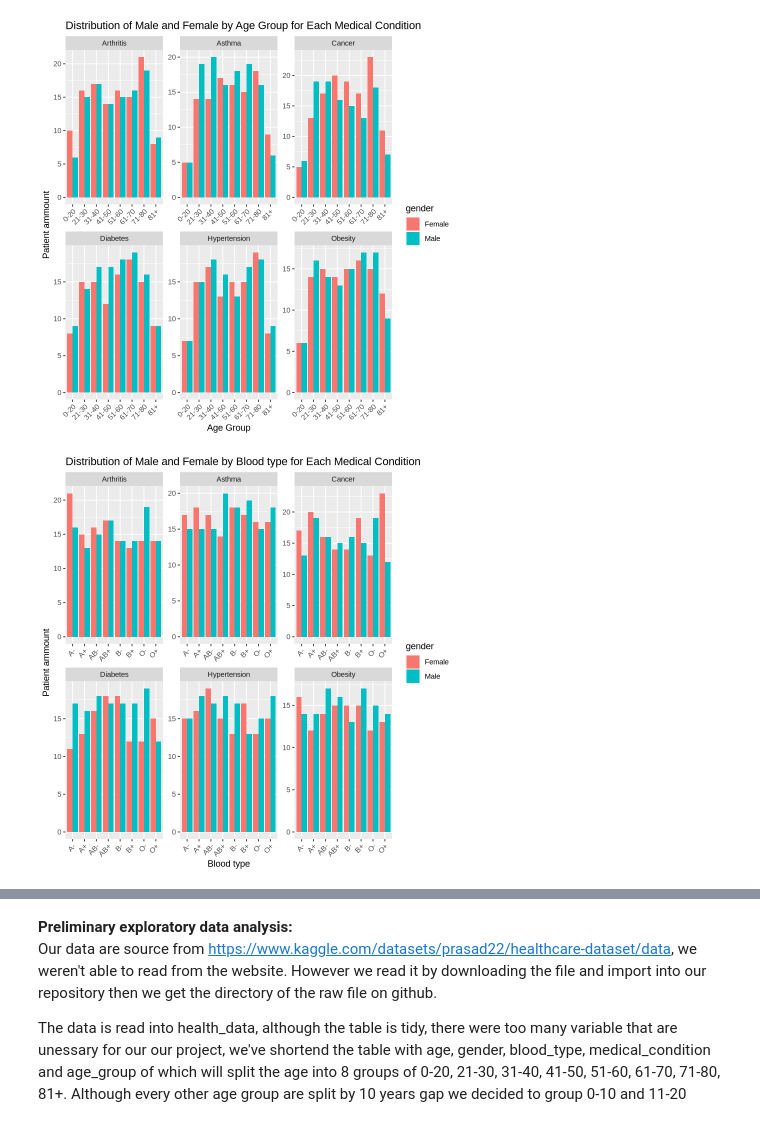
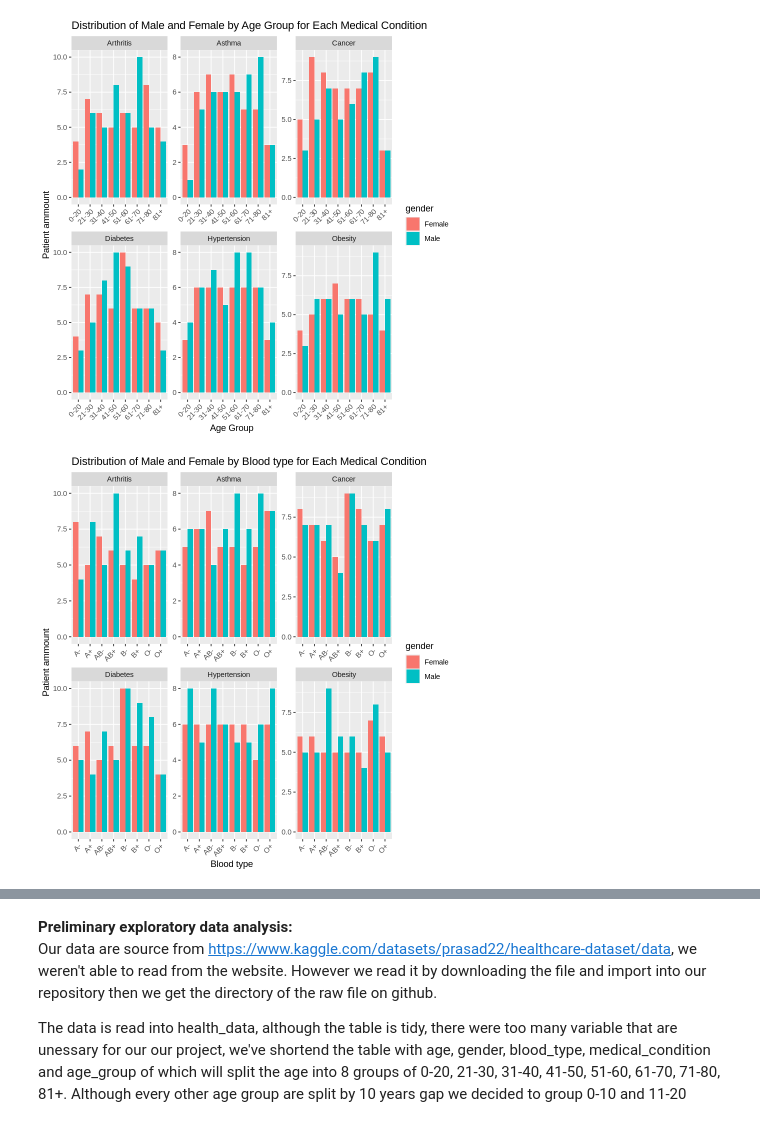
Before and after one commit to An-Dao/dsci_project, a Jupyter notebook: project_proposal.ipynb, the cells around one changed output, grey strips where cells are left out. Saved outputs shown, nothing was run; the diff lists cells and outputs as text; code cells hidden in the pictures.

Commit message:
plot changes and some optimization of data

```diff
--- a/project_proposal.ipynb
+++ b/project_proposal.ipynb
@@ -46,7 +28,8 @@ age_labels <- c("0-20", "21-30", "31-40", "41-50", "51-60", "61-70", "71-80", "8
 
 compress_health_data <- health_data |>
     clean_names() |>
-    select(-c(date_of_admission:discharge_date,name,medication,test_results))|>
+    filter(test_results == "Normal")|>
+    select(-c(date_of_admission:discharge_date,name,test_results))|>
     mutate(age_range = cut(age, breaks = age_ranges, labels = age_labels, include.lowest = TRUE))
 
 compress_health_data |> head(10)
@@ -172,20 +155,36 @@ A grouped_df: 766 × 5
 # %%
 
 training_plot <- summary_data |>
    ggplot(aes(x = age_range, y = count, fill = gender)) +
     geom_bar(stat = "identity", position = "dodge") +
   facet_wrap(~ medical_condition, scales = "free") +
   labs(title = "Distribution of Male and Female by Age Group for Each Medical Condition", x = "Age Group", y = "Patient ammount")+
     theme(axis.text.x = element_text(angle = 45, hjust = 1))
 
 training_plot2 <- summary_data |>
    ggplot(aes(x = blood_type, y = count, fill = gender)) +
     geom_bar(stat = "identity", position = "dodge") +
   facet_wrap(~ medical_condition, scales = "free") +
   labs(title = "Distribution of Male and Female by Blood type for Each Medical Condition", x = "Blood type", y = "Patient ammount")+
     theme(axis.text.x = element_text(angle = 45, hjust = 1))
 training_plot
 training_plot2
+
+training_plot3 <- health_training |>
+
+   ggplot(aes(x = age, y = medical_condition, fill = medication)) +
+    geom_point(aes(colour = medication)) +
+  labs(title = "Male plot", x = "Blood type", y = "Patient ammount")+
+    theme(axis.text.x = element_text(angle = 45, hjust = 1))
+
+training_plot4 <- health_training |>
+    filter(gender == "Female")|>
+   ggplot(aes(x = age, y = blood_type, fill = medical_condition)) +
+    geom_point(aes(colour = medical_condition)) +
+  labs(title = "Female plot", x = "Blood type", y = "Patient ammount")+
+    theme(axis.text.x = element_text(angle = 45, hjust = 1))
+training_plot3
+training_plot4
 # %% [output]
-[figure, old version]
+[figure, new version]
-[figure, old version]
+[figure, new version]
```
Also changed, not shown: parts of 4 cells of this notebook, 1 other file.
